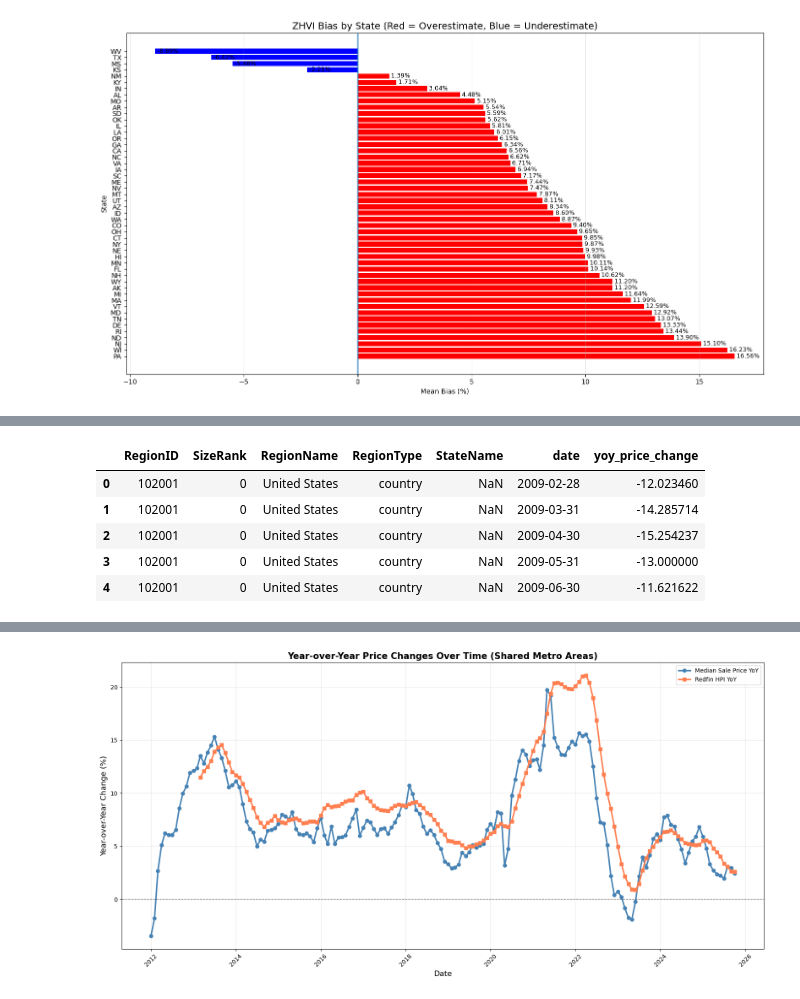
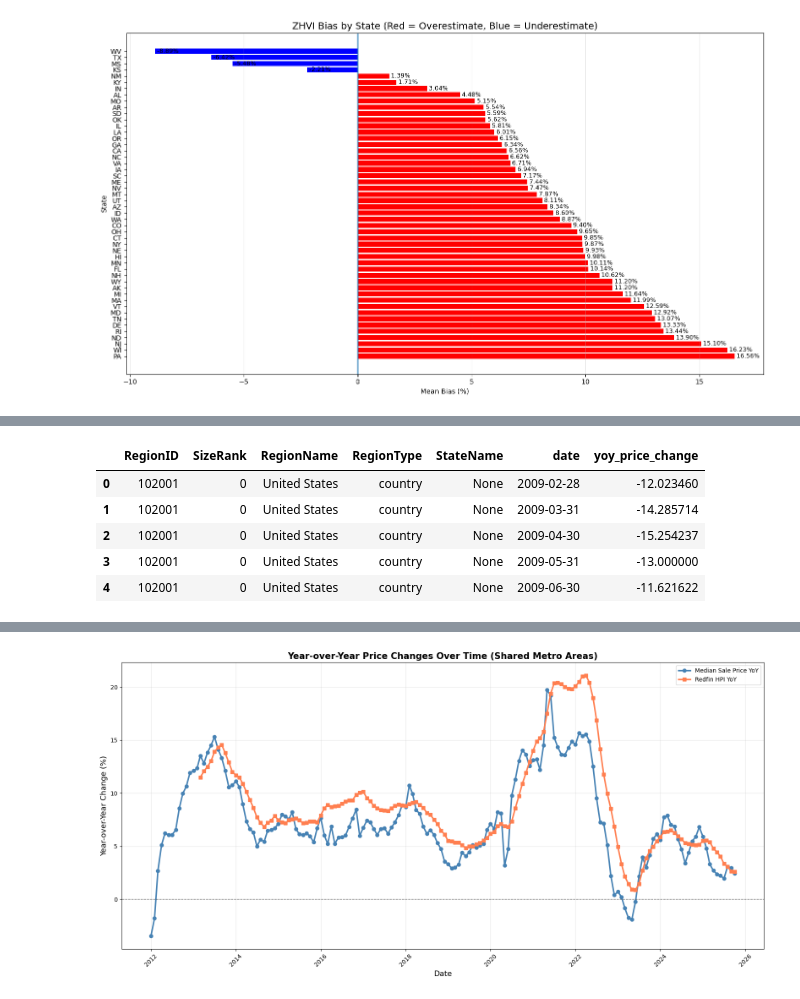
Before and after one commit to odehamer/cs577-project, a Jupyter notebook: project.ipynb, the cells around one changed output, grey strips where cells are left out. Cells and saved outputs as stored; diff of their text form; code cells hidden in the pictures.

```diff
--- a/project.ipynb
+++ b/project.ipynb
@@ -193,10 +10,21 @@ zhvi_df = pd.DataFrame([{
 # %%
+from sqlalchemy import create_engine
+
+cwd = Path.cwd()
+db_path = cwd / 'data/housing_market.db'
+engine = create_engine(f'sqlite:///{db_path}')
+
+price_df = pd.read_sql_query("SELECT * FROM median_prices", engine)
+zhvi_df = pd.read_sql_query("SELECT * FROM zhvi", engine)
+
 # merge on date and region
 merged = pd.merge(
     price_df[['RegionName', 'date', 'median_price']],
     zhvi_df[['RegionName', 'date', 'zhvi']],
     on=['RegionName', 'date'], how='inner'
 )
+
+merged['date'] = pd.to_datetime(merged['date'])
 
 fig, ax = plt.subplots(figsize=(14, 6))
 dates = merged['date'].unique()
@@ -219,11 +47,9 @@ plt.show()
 # %% [markdown]
 Looks like the ZHVI overestimates the Median Sale Price
 # %%
-# Data is already in proper format from database, create merged dataframe
-price_df['date'] = pd.to_datetime(price_df['date'], errors='coerce')
-zhvi_df['date'] = pd.to_datetime(zhvi_df['date'], errors='coerce')
+price_df['date'] = pd.to_datetime(price_df['date'])
+zhvi_df['date'] = pd.to_datetime(zhvi_df['date'])
 
-# Merge on RegionName and date
 price_df['RegionName'] = price_df['RegionName'].astype(str)
 zhvi_df['RegionName'] = zhvi_df['RegionName'].astype(str)
 
@@ -231,7 +57,7 @@ merged = pd.merge(price_df, zhvi_df, on=['RegionName','date'], how='inner')
 
 # calculate how far off ZHVI is on average
 merged['rel_diff'] = (merged['zhvi'] - merged['median_price']) / merged['median_price']
-# Get StateName from price data
+# get StateName from price data
 merged = merged[['RegionName', 'date', 'median_price', 'zhvi', 'rel_diff']].copy()
 
 mean_bias = merged['rel_diff'].mean()
@@ -358,5 +180,9 @@ Redfin HPI MoM           float64
 dtype: object
 # %%
+# convert price_df to long format for YoY calculation
+price_long = price_df.copy()
+price_long['date'] = pd.to_datetime(price_long['date'], errors='coerce')
+
 yoy_long_corrected = []
 
 # for each metro calculate YoY
@@ -368,35 +194,35 @@ for region_name in price_long['RegionName'].unique():
 
     # calculate YoY: compare price at time t with price at time t-12months
     for i in range(12, len(region_data)):
         current_date = region_data.iloc[i]['date']
         current_price = region_data.iloc[i]['median_price']
 
         prev_date = region_data.iloc[i-12]['date']
         prev_price = region_data.iloc[i-12]['median_price']
 
         # calculate YoY percentage change
         if pd.notna(current_price) and pd.notna(prev_price) and prev_price != 0:
             yoy_pct = ((current_price - prev_price) / prev_price) * 100
         else:
             yoy_pct = np.nan
 
         yoy_long_corrected.append({
             'RegionID': region_data_full['RegionID'],
             'SizeRank': region_data_full['SizeRank'],
             'RegionName': region_name,
             'RegionType': region_data_full['RegionType'],
             'StateName': region_data_full['StateName'],
             'date': current_date,
             'yoy_price_change': yoy_pct
         })
 
 yoy_long = pd.DataFrame(yoy_long_corrected)
 
 yoy_long.head()
 # %% [output]
 |  | RegionID | SizeRank | RegionName | RegionType | StateName | date | yoy_price_change |
-| 0 | 102001 | 0 | United States | country | NaN | 2009-02-28 | -12.023460 |
-| 1 | 102001 | 0 | United States | country | NaN | 2009-03-31 | -14.285714 |
-| 2 | 102001 | 0 | United States | country | NaN | 2009-04-30 | -15.254237 |
-| 3 | 102001 | 0 | United States | country | NaN | 2009-05-31 | -13.000000 |
-| 4 | 102001 | 0 | United States | country | NaN | 2009-06-30 | -11.621622 |
+| 0 | 102001 | 0 | United States | country | None | 2009-02-28 | -12.023460 |
+| 1 | 102001 | 0 | United States | country | None | 2009-03-31 | -14.285714 |
+| 2 | 102001 | 0 | United States | country | None | 2009-04-30 | -15.254237 |
+| 3 | 102001 | 0 | United States | country | None | 2009-05-31 | -13.000000 |
+| 4 | 102001 | 0 | United States | country | None | 2009-06-30 | -11.621622 |
```
Also changed, not shown: parts of 16 cells of this notebook, 1 other file.
